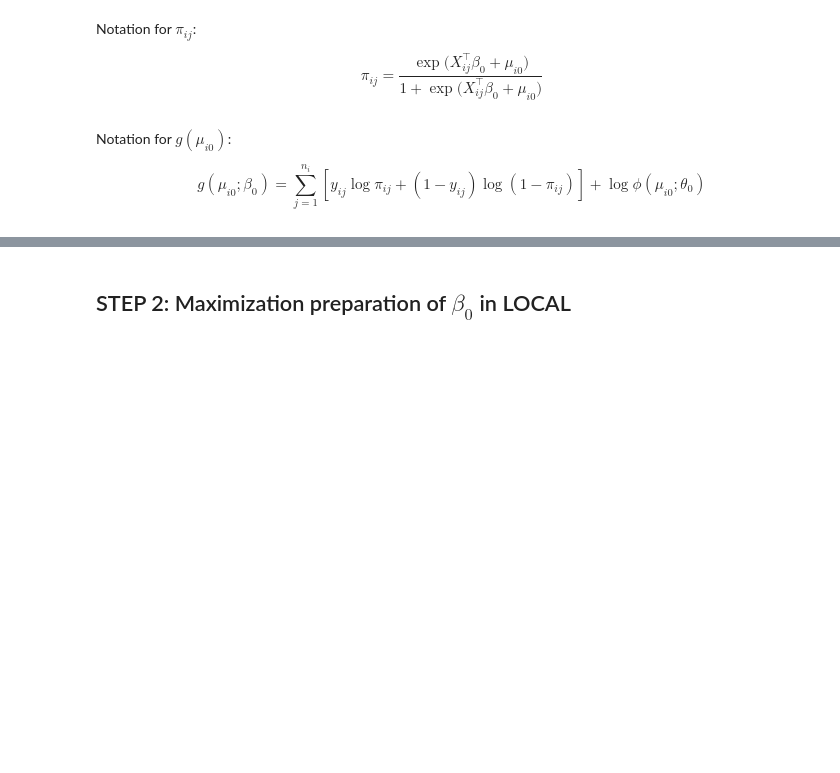
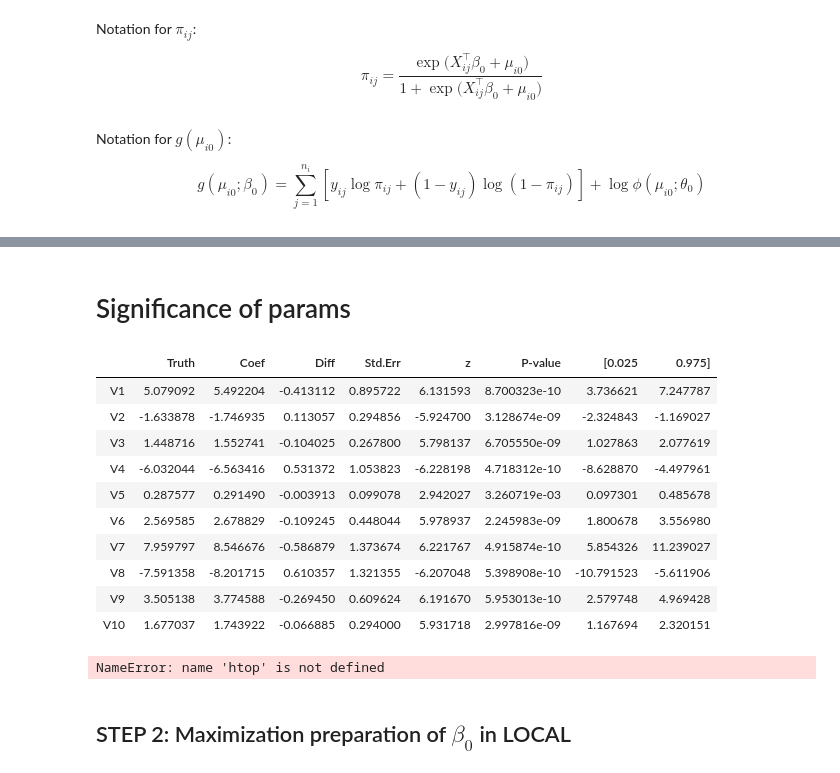
Before and after one commit to Li-Wentao/Federated-GLMM, a Jupyter notebook: Simulation_GH.ipynb, the cells around one changed output, grey strips where cells are left out. Saved outputs shown, nothing was run; the diff lists cells and outputs as text; code cells hidden in the pictures; blank space fills up the shorter version.

```diff
--- a/Simulation_GH.ipynb
+++ b/Simulation_GH.ipynb
@@ -125,0 +343,4 @@ NameError: name 'mu' is not defined
+# %%
+beta = np.repeat(0.2, 10).reshape(10,1)
+mu = [0.1, 0.1]
+l_1(1, X1, y1, mu[0], beta, tau)
@@ -125,0 +400,10 @@ NameError: name 'mu' is not defined
+# %%
+def part_1(k, x, y, mu, beta_0, tau = 1):
+    result = f_k_ub(k, x, y, mu, beta_0, tau).reshape(len(beta),1)\
+    @ mu_b(x, y, mu, beta_0, tau).reshape(1,len(beta))\
+    + sum(f_k_u(k, x, y, mu, beta_0, tau)) * mu_bb(x, y, mu, beta_0, tau)\
+    + f_k_wb(k, x, y, mu, beta_0, tau).reshape(len(beta),1)\
+    @ omega_b(x, y, mu, beta_0, tau).reshape(1,len(beta))\
+    + sum(f_k_w(k, x, y, mu, beta_0, tau)) * omega_bb(x, y, mu, beta_0, tau)\
+    + f_k_bb(k, x, y, mu, beta_0, tau)
+    return result
@@ -129,12 +455,11 @@ NameError: name 'mu' is not defined
 def max_mu(x, y, mu, beta_0, tau=1, max_iter=100):
     for step in range(max_iter):
 #         print('Step: ', step, '\n')
-        mu_new = mu - g_1(x, y, mu, beta_0, tau)/g_2(x, y, mu, beta_0, tau)
+        mu_new = mu - g_u(x, y, mu, beta_0, tau)/g_uu(x, y, mu, beta_0, tau)
         diff = mu_new - mu
 #         print(diff)
-        if diff == 0:
+        if np.abs(diff) < 10**(-10):
 #             print(mu)
             break;
         mu = mu_new
-    return mu[0]
-#     print('mu converges to:', mu[0], 'in', step + 1, 'steps, with difference', diff[0])
+    return mu
@@ -141,3 +549,45 @@ def max_mu(x, y, mu, beta_0, tau=1, max_iter=100):
+# %% [markdown]
+# Significance of params
+# %%
+col = []
+for i in range(10):
+    col += ['V' + str(i+1)]
+
+X = np.concatenate([X1, X2])
+
+V = np.diagflat(Pi(X, beta, 0) * (1 - Pi(X, beta, 0)))
+
+SE = np.sqrt(np.diag(inv(np.transpose(X) @ V @ X))).reshape(10,1)
+
+Z = beta/SE
+
+P = 2 * norm.cdf(-1 * np.abs(Z))
+
+CI_025  = beta - 1.959964 * SE
+CI_975  = beta + 1.959964 * SE
+
+df = pd.DataFrame({'Truth': np.transpose(true_beta)[0], 'Coef': np.transpose(beta)[0],
+                   'Diff': np.transpose(true_beta)[0] - np.transpose(beta)[0], 'Std.Err': np.transpose(SE)[0],
+                   'z': np.transpose(Z)[0], 'P-value': np.transpose(P)[0],
+                   '[0.025': np.transpose(CI_025)[0], '0.975]': np.transpose(CI_975)[0]},
+                  index = col)
+df
+# %% [output]
+|  | Truth | Coef | Diff | Std.Err | z | P-value | [0.025 | 0.975] |
+| V1 | 5.079092 | 5.492204 | -0.413112 | 0.895722 | 6.131593 | 8.700323e-10 | 3.736621 | 7.247787 |
+| V2 | -1.633878 | -1.746935 | 0.113057 | 0.294856 | -5.924700 | 3.128674e-09 | -2.324843 | -1.169027 |
+| V3 | 1.448716 | 1.552741 | -0.104025 | 0.267800 | 5.798137 | 6.705550e-09 | 1.027863 | 2.077619 |
+| V4 | -6.032044 | -6.563416 | 0.531372 | 1.053823 | -6.228198 | 4.718312e-10 | -8.628870 | -4.497961 |
+| V5 | 0.287577 | 0.291490 | -0.003913 | 0.099078 | 2.942027 | 3.260719e-03 | 0.097301 | 0.485678 |
+| V6 | 2.569585 | 2.678829 | -0.109245 | 0.448044 | 5.978937 | 2.245983e-09 | 1.800678 | 3.556980 |
+| V7 | 7.959797 | 8.546676 | -0.586879 | 1.373674 | 6.221767 | 4.915874e-10 | 5.854326 | 11.239027 |
+| V8 | -7.591358 | -8.201715 | 0.610357 | 1.321355 | -6.207048 | 5.398908e-10 | -10.791523 | -5.611906 |
+| V9 | 3.505138 | 3.774588 | -0.269450 | 0.609624 | 6.191670 | 5.953013e-10 | 2.579748 | 4.969428 |
+| V10 | 1.677037 | 1.743922 | -0.066885 | 0.294000 | 5.931718 | 2.997816e-09 | 1.167694 | 2.320151 |
+# %%
+htop
+# %% [output]
+NameError: name 'htop' is not defined
 # %% [markdown]
 ## STEP 2: Maximization preparation of $\beta_0$ in LOCAL
 # %% [markdown]
```
Also changed, not shown: parts of 93 cells of this notebook, 6 other files.
